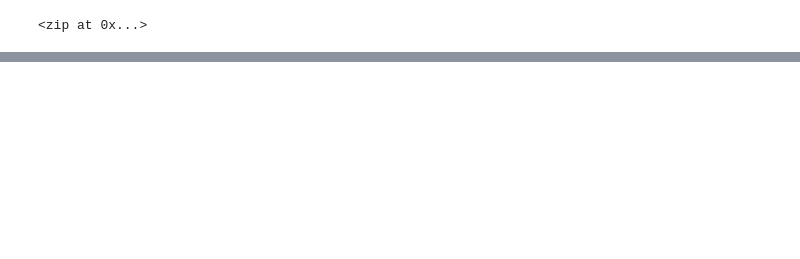
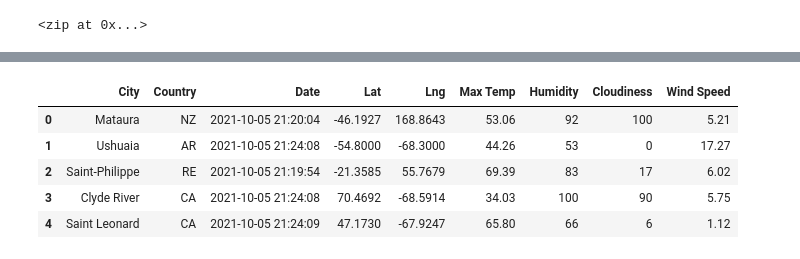
Before and after one commit to bmogil/World_Weather_Analysis, a Jupyter notebook: WeatherPy.ipynb, the cells around one changed output, grey strips where cells are left out. Saved outputs shown, nothing was run; the diff lists cells and outputs as text; code cells hidden in the pictures; blank space fills up the shorter version.

```diff
--- a/WeatherPy.ipynb
+++ b/WeatherPy.ipynb
@@ -31,0 +146,14 @@ len(cities)
+# %%
+# Reorder the columns so they are easier to read.
+new_column_order = ["City", "Country", "Date", "Lat", "Lng", "Max Temp", "Humidity", "Cloudiness", "Wind Speed"]
+
+city_data_df=city_data_df[new_column_order]
+
+city_data_df.head()
+# %% [output]
+|  | City | Country | Date | Lat | Lng | Max Temp | Humidity | Cloudiness | Wind Speed |
+| 0 | Mataura | NZ | 2021-10-05 21:20:04 | -46.1927 | 168.8643 | 53.06 | 92 | 100 | 5.21 |
+| 1 | Ushuaia | AR | 2021-10-05 21:24:08 | -54.8000 | -68.3000 | 44.26 | 53 | 0 | 17.27 |
+| 2 | Saint-Philippe | RE | 2021-10-05 21:19:54 | -21.3585 | 55.7679 | 69.39 | 83 | 17 | 6.02 |
+| 3 | Clyde River | CA | 2021-10-05 21:24:08 | 70.4692 | -68.5914 | 34.03 | 100 | 90 | 5.75 |
+| 4 | Saint Leonard | CA | 2021-10-05 21:24:09 | 47.1730 | -67.9247 | 65.80 | 66 | 6 | 1.12 |
```
Also changed, not shown: parts of 8 cells of this notebook, 2 other files.
